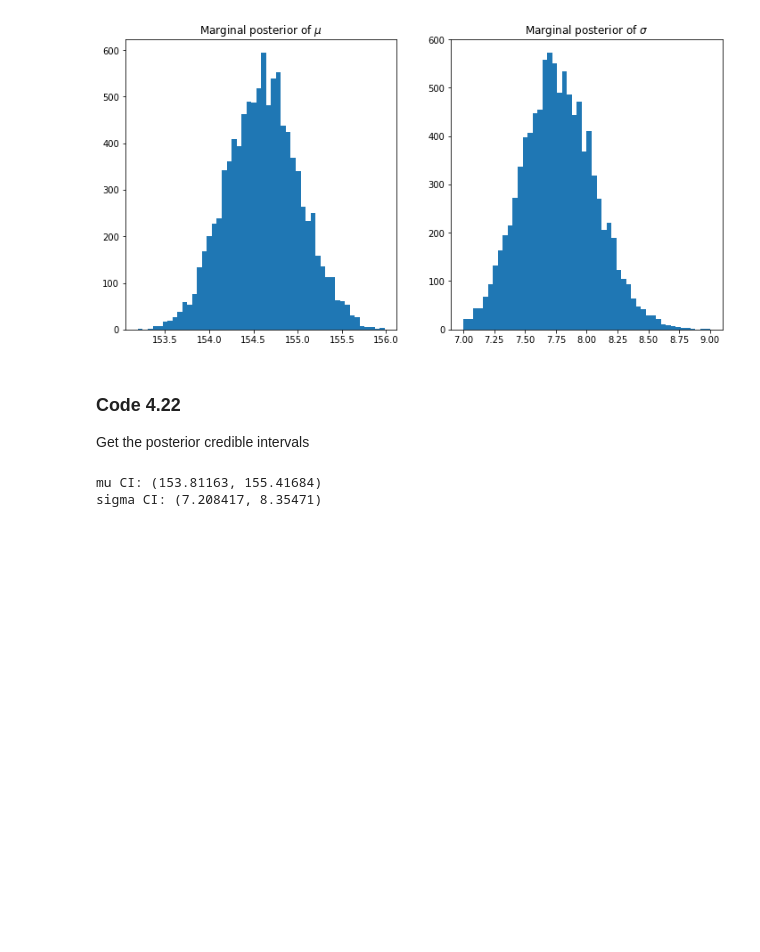
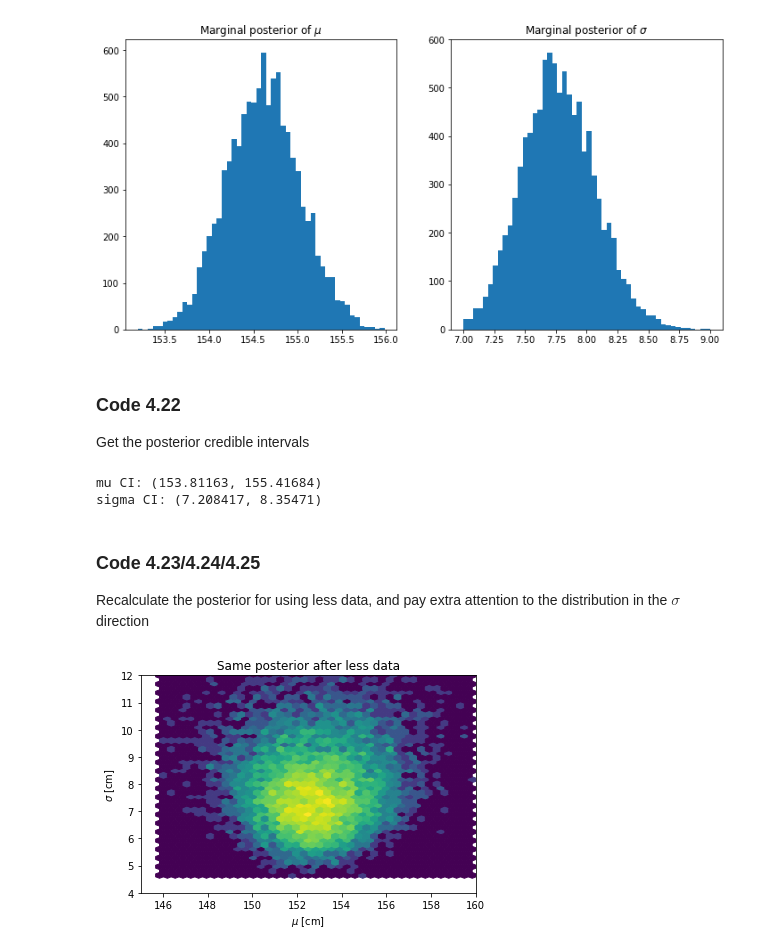
Before and after one commit to ecotner/statistical-rethinking, a Jupyter notebook: notebooks/4_geocentric_models.ipynb, the cells around one changed output. Cells and saved outputs as stored; diff of their text form; code cells hidden in the pictures; blank space fills up the shorter version.

```diff
--- a/notebooks/4_geocentric_models.ipynb
+++ b/notebooks/4_geocentric_models.ipynb
@@ -297,3 +299,37 @@ print("sigma CI:", HPDI(samples[1], 0.95))
 # %% [output]
 mu CI: (153.81163, 155.41684)
 sigma CI: (7.208417, 8.35471)
+# %% [markdown]
+### Code 4.23/4.24/4.25
+Recalculate the posterior for using less data, and pay extra attention to the distribution in the $\sigma$ direction
+# %%
+d3 = tt(d2["height"].sample(20).values)
+
+mu_grid = torch.linspace(145, 160, 500)
+mu_prior = Normal(178, 20).log_prob(mu_grid).view(-1, 1)
+sigma_grid = torch.linspace(4, 12, 500)
+sigma_prior = Uniform(0, 50).log_prob(sigma_grid).view(1, -1)
+posterior = (
+    # Likelihood
+    Normal(mu_grid.view(-1, 1, 1), sigma_grid.view(1, -1, 1)).log_prob(d3).sum(axis=-1)
+    # Priors
+    + mu_prior + sigma_prior
+)
+posterior = torch.exp(posterior - posterior.max()) # Numerical trick to avoid overflow
+posterior /= posterior.sum() # Normalize
+
+# Sample from the posterior
+idx = np.random.choice(np.prod(posterior.shape), p=posterior.flatten(), size=10000)
+idx = np.vstack([idx//len(mu_grid), idx%len(mu_grid)])
+samples = np.vstack((mu_grid[idx[0]], sigma_grid[idx[1]]))
+plt.hexbin(*samples, gridsize=40, bins="log")
+# if you want to look at the scatter plot, though I don't think it's as useful:
+# plt.scatter(*samples, s=0.5, alpha=0.1, color='red')
+plt.xlim(left=mu_grid[0], right=mu_grid[-1])
+plt.ylim(bottom=sigma_grid[0], top=sigma_grid[-1])
+plt.xlabel("$\mu$ [cm]")
+plt.ylabel("$\sigma$ [cm]")
+plt.title("Same posterior after less data")
+plt.show()
+# %% [output]
+[figure, added]
```
Also changed, not shown: parts of 50 cells of this notebook.
